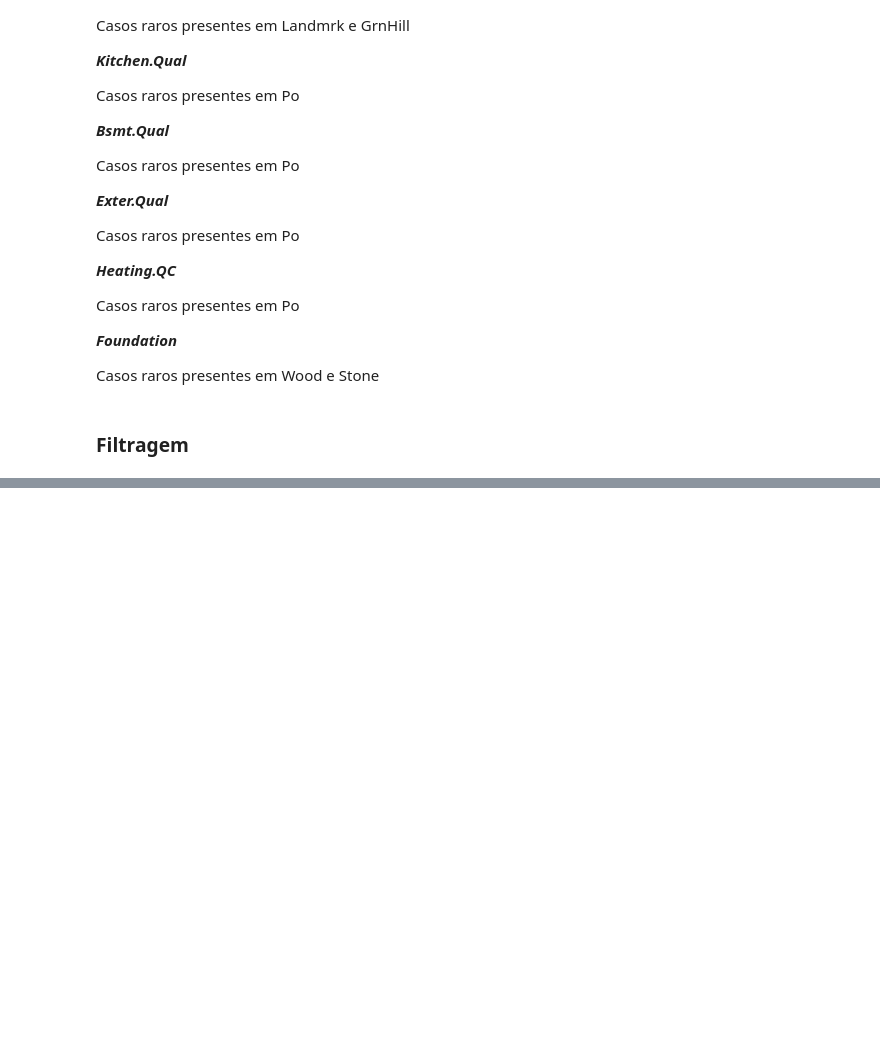
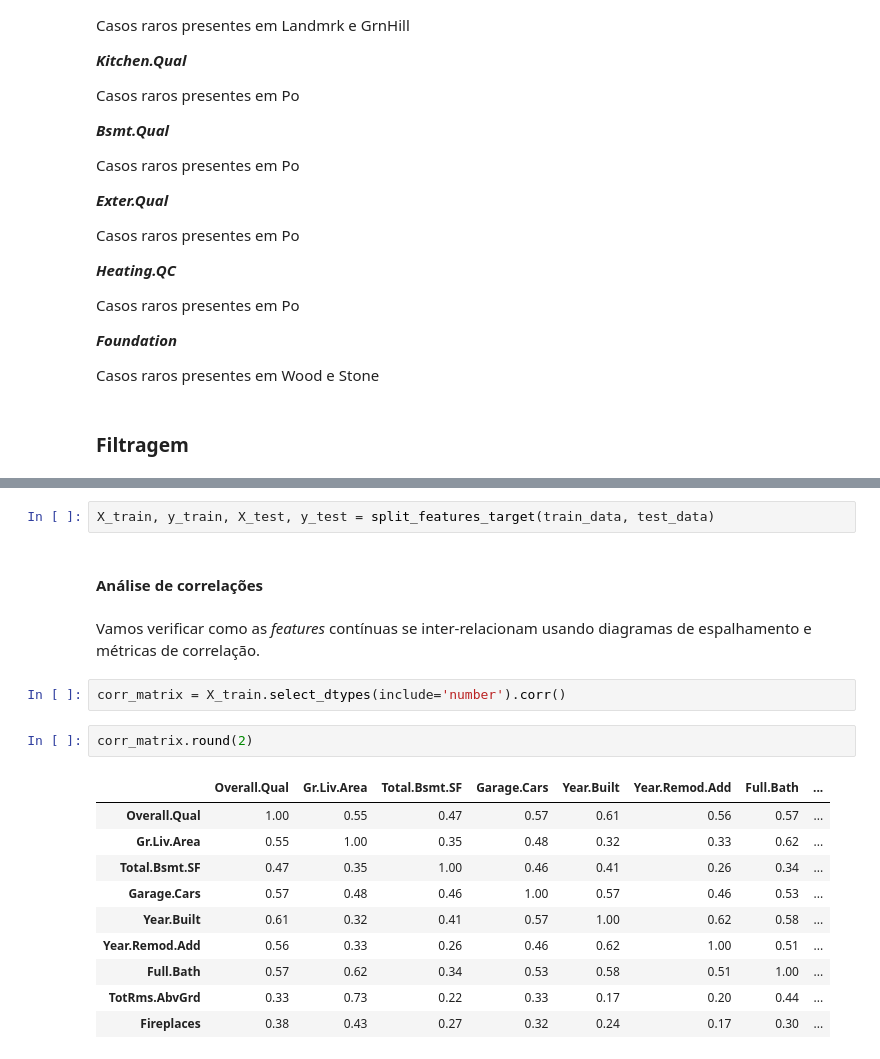
Before and after one commit to Joao-Pedro-Queiroz/projeto_ames, a Jupyter notebook: projeto.ipynb, the cells around one changed output, grey strips where cells are left out. Drawn from its saved outputs; the diff is of its cells as text; blank space fills up the shorter version.

```diff
--- a/projeto.ipynb
+++ b/projeto.ipynb
@@ -660,0 +695,21 @@ filtered_data = filter_data(data)
+# %%
+X_train, y_train, X_test, y_test = split_features_target(train_data, test_data)
+# %% [markdown]
+#### Análise de correlações
+# %% [markdown]
+Vamos verificar como as *features* contínuas se inter-relacionam usando diagramas de espalhamento e métricas de correlação.
+# %%
+corr_matrix = X_train.select_dtypes(include='number').corr()
+# %%
+corr_matrix.round(2)
+# %% [output]
+|  | Overall.Qual | Gr.Liv.Area | Total.Bsmt.SF | Garage.Cars | Year.Built | Year.Remod.Add | Full.Bath | ... |
+| Overall.Qual | 1.00 | 0.55 | 0.47 | 0.57 | 0.61 | 0.56 | 0.57 | ... |
+| Gr.Liv.Area | 0.55 | 1.00 | 0.35 | 0.48 | 0.32 | 0.33 | 0.62 | ... |
+| Total.Bsmt.SF | 0.47 | 0.35 | 1.00 | 0.46 | 0.41 | 0.26 | 0.34 | ... |
+| Garage.Cars | 0.57 | 0.48 | 0.46 | 1.00 | 0.57 | 0.46 | 0.53 | ... |
+| Year.Built | 0.61 | 0.32 | 0.41 | 0.57 | 1.00 | 0.62 | 0.58 | ... |
+| Year.Remod.Add | 0.56 | 0.33 | 0.26 | 0.46 | 0.62 | 1.00 | 0.51 | ... |
+| Full.Bath | 0.57 | 0.62 | 0.34 | 0.53 | 0.58 | 0.51 | 1.00 | ... |
+| TotRms.AbvGrd | 0.33 | 0.73 | 0.22 | 0.33 | 0.17 | 0.20 | 0.44 | ... |
+| Fireplaces | 0.38 | 0.43 | 0.27 | 0.32 | 0.24 | 0.17 | 0.30 | ... |
```
Also changed, not shown: parts of 18 cells of this notebook.
